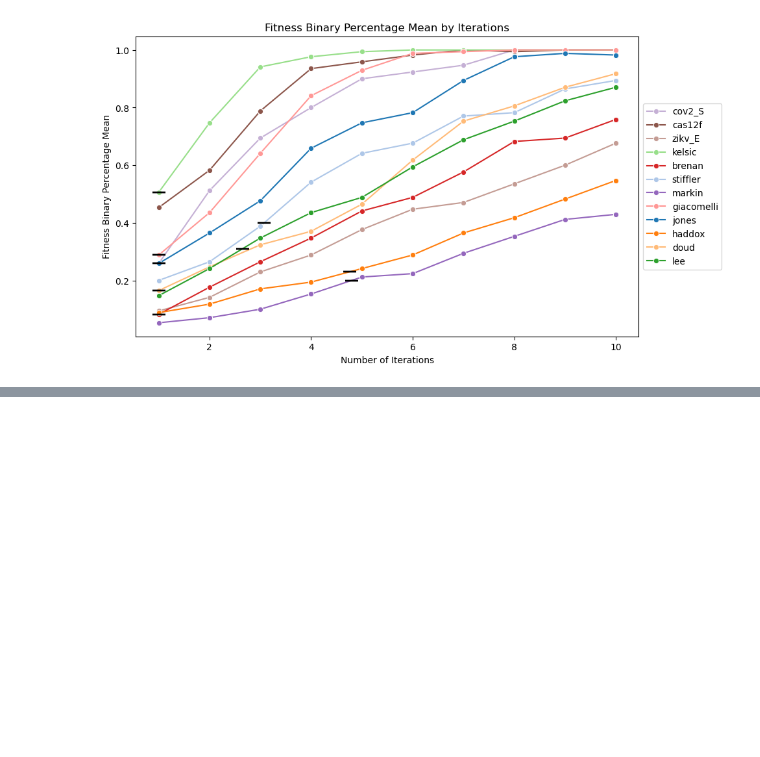
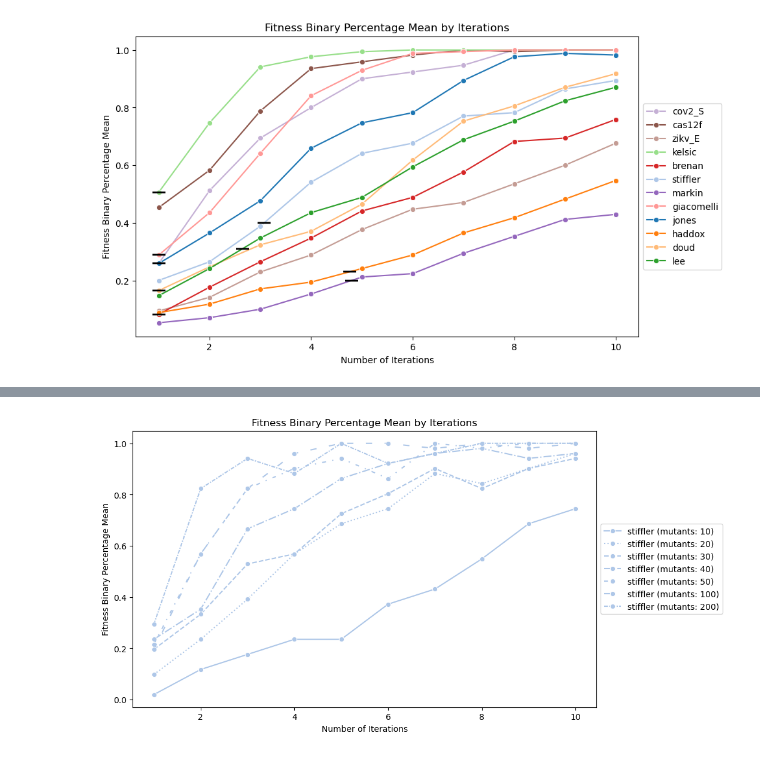
Before and after one commit to mat10d/EvolvePro, a Jupyter notebook: top-layer-metrics/across_rounds/across_rounds_new.ipynb, the cells around one changed output, grey strips where cells are left out. Cells and saved outputs as stored; diff of their text form; code cells hidden in the pictures; blank space fills up the shorter version.

```diff
--- a/top-layer-metrics/across_rounds/across_rounds_new.ipynb
+++ b/top-layer-metrics/across_rounds/across_rounds_new.ipynb
@@ -710,0 +723,9 @@ result_df_rounds.to_csv("results/result_df_rounds_15B.csv")
+# %%
+experiment = "esm2_15B_num_average"
+grid_search_var = ["num_mutants_per_round", "round_num"]
+columns_to_collapse = ["median_fitness_scaled", "top_fitness_scaled", "fitness_binary_percentage"]  # List of columns to collapse
+esm = "esm2"
+size_csvs = "t48_15B_UR50D"
+
+result_df_num = read_data(experiment, grid_search_var, columns_to_collapse, esm, size_csvs)
+result_df_num.to_csv("results/result_df_num_15B.csv")
@@ -710,0 +793,9 @@ result_df_rounds.to_csv("results/result_df_rounds_15B.csv")
+# %%
+result_df_num_stiffler = result_df_num[result_df_num['dataset'] == 'stiffler']
+result_df_num_lee = result_df_num[result_df_num['dataset'] == 'lee']
+result_df_num_doud = result_df_num[result_df_num['dataset'] == 'doud']
+result_df_num_brenan = result_df_num[result_df_num['dataset'] == 'brenan']
+# %%
+plot_round_by_round_comparison_num(result_df_num_stiffler, 'fitness_binary_percentage_mean')
+# %% [output]
+[figure, added]
```
Also changed, not shown: parts of 23 cells of this notebook, 28 other files.
